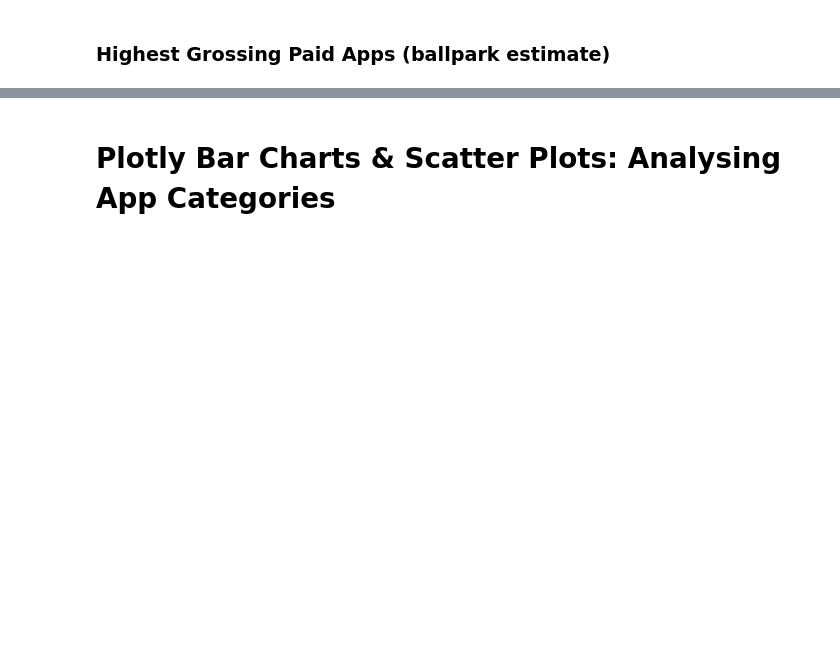
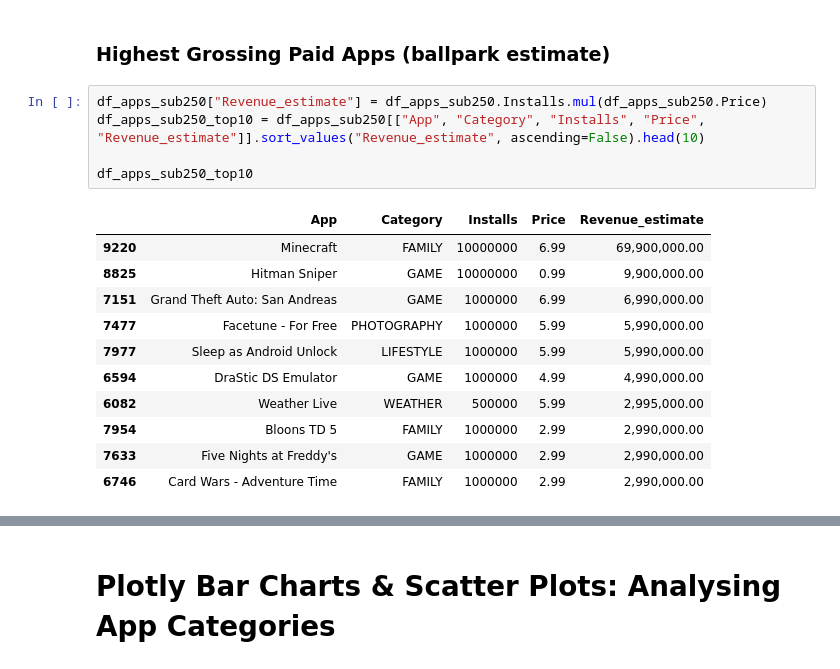
Before and after one commit to hashorva/100-days-of-Python, a Jupyter notebook: day_76/Google Play Store App Analytics (start).ipynb, the cells around one changed output, grey strips where cells are left out. Saved outputs shown, nothing was run; the diff lists cells and outputs as text; blank space fills up the shorter version.

```diff
--- a/day_76/Google Play Store App Analytics (start).ipynb
+++ b/day_76/Google Play Store App Analytics (start).ipynb
@@ -329,2 +486,19 @@ Add a column called 'Revenue_Estimate' to the DataFrame. This column should hold
 # %% [markdown]
 ### Highest Grossing Paid Apps (ballpark estimate)
+# %%
+df_apps_sub250["Revenue_estimate"] = df_apps_sub250.Installs.mul(df_apps_sub250.Price)
+df_apps_sub250_top10 = df_apps_sub250[["App", "Category", "Installs", "Price", "Revenue_estimate"]].sort_values("Revenue_estimate", ascending=False).head(10)
+
+df_apps_sub250_top10
+# %% [output]
+|  | App | Category | Installs | Price | Revenue_estimate |
+| 9220 | Minecraft | FAMILY | 10000000 | 6.99 | 69,900,000.00 |
+| 8825 | Hitman Sniper | GAME | 10000000 | 0.99 | 9,900,000.00 |
+| 7151 | Grand Theft Auto: San Andreas | GAME | 1000000 | 6.99 | 6,990,000.00 |
+| 7477 | Facetune - For Free | PHOTOGRAPHY | 1000000 | 5.99 | 5,990,000.00 |
+| 7977 | Sleep as Android Unlock | LIFESTYLE | 1000000 | 5.99 | 5,990,000.00 |
+| 6594 | DraStic DS Emulator | GAME | 1000000 | 4.99 | 4,990,000.00 |
+| 6082 | Weather Live | WEATHER | 500000 | 5.99 | 2,995,000.00 |
+| 7954 | Bloons TD 5 | FAMILY | 1000000 | 2.99 | 2,990,000.00 |
+| 7633 | Five Nights at Freddy's | GAME | 1000000 | 2.99 | 2,990,000.00 |
+| 6746 | Card Wars - Adventure Time | FAMILY | 1000000 | 2.99 | 2,990,000.00 |
```
Also changed, not shown: parts of 15 cells of this notebook.
